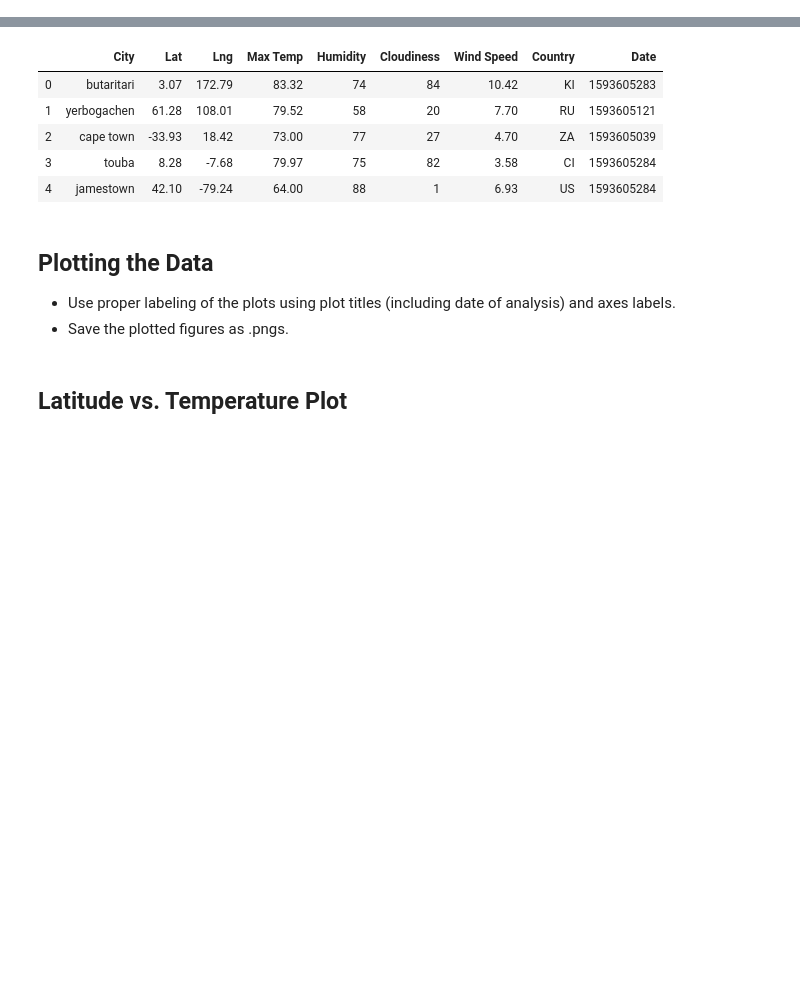
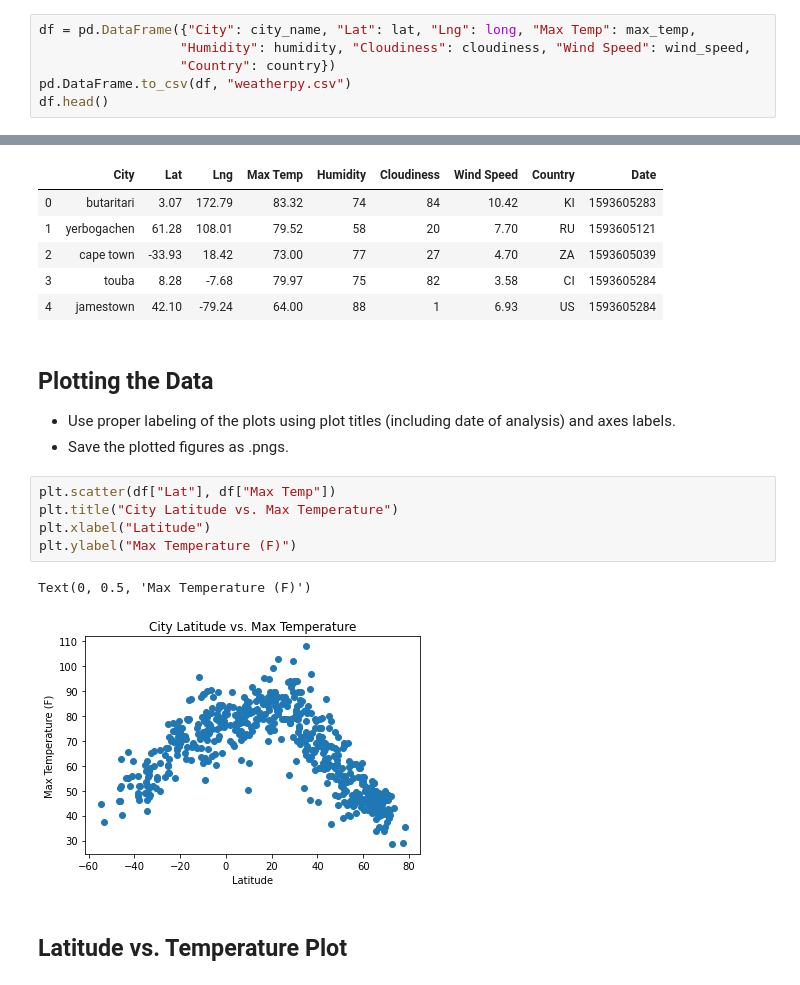
Before and after one commit to jinahporter/Python-API-challenge2, a Jupyter notebook: WeatherPy.ipynb, the cells around one changed output, grey strips where cells are left out. Saved outputs shown, nothing was run; the diff lists cells and outputs as text; blank space fills up the shorter version.

```diff
--- a/WeatherPy.ipynb
+++ b/WeatherPy.ipynb
@@ -164,0 +146,6 @@ ConnectionError: ('Connection aborted.', ConnectionResetError(54, 'Connection re
+# %%
+df = pd.DataFrame({"City": city_name, "Lat": lat, "Lng": long, "Max Temp": max_temp,
+                  "Humidity": humidity, "Cloudiness": cloudiness, "Wind Speed": wind_speed,
+                  "Country": country})
+pd.DataFrame.to_csv(df, "weatherpy.csv")
+df.head()
@@ -195,6 +196,14 @@ Int64Index([], dtype='int64')
 ## Plotting the Data
 * Use proper labeling of the plots using plot titles (including date of analysis) and axes labels.
 * Save the plotted figures as .pngs.
+# %%
+plt.scatter(df["Lat"], df["Max Temp"])
+plt.title("City Latitude vs. Max Temperature")
+plt.xlabel("Latitude")
+plt.ylabel("Max Temperature (F)")
+# %% [output]
+Text(0, 0.5, 'Max Temperature (F)')
+[figure, added]
 # %% [markdown]
 ## Latitude vs. Temperature Plot
 # %%
```
Also changed, not shown: parts of 19 cells of this notebook, 2 other files.
